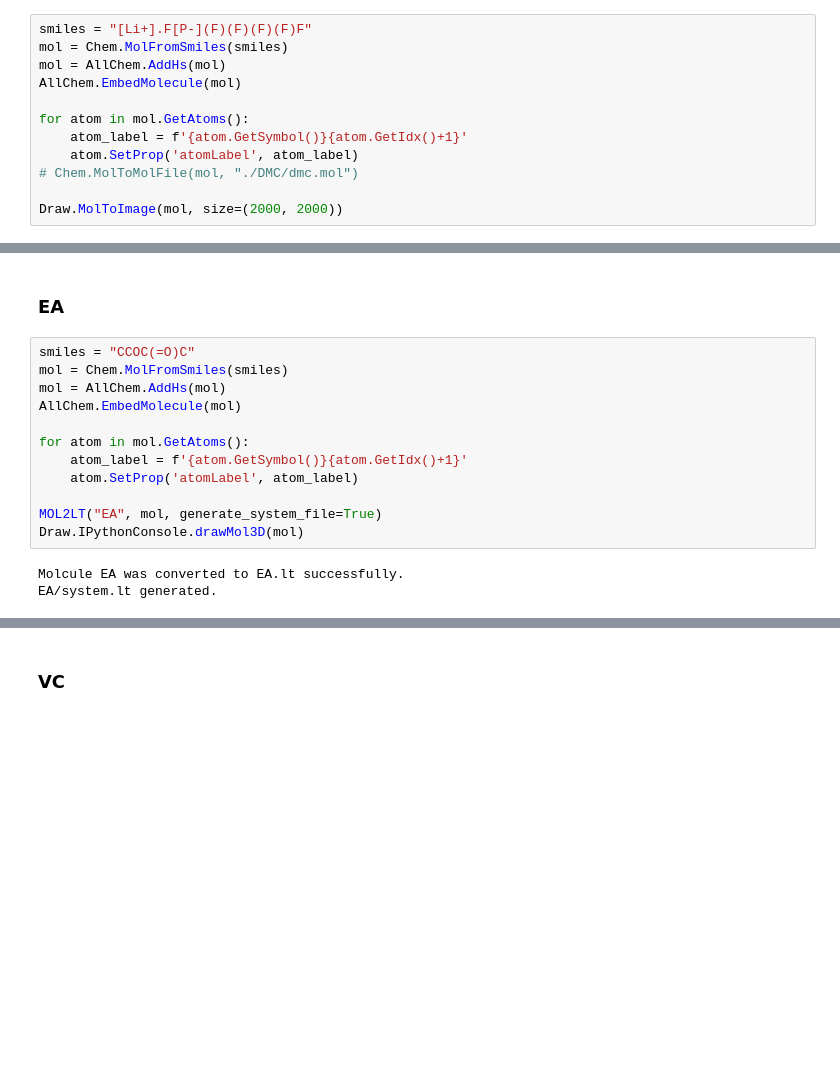
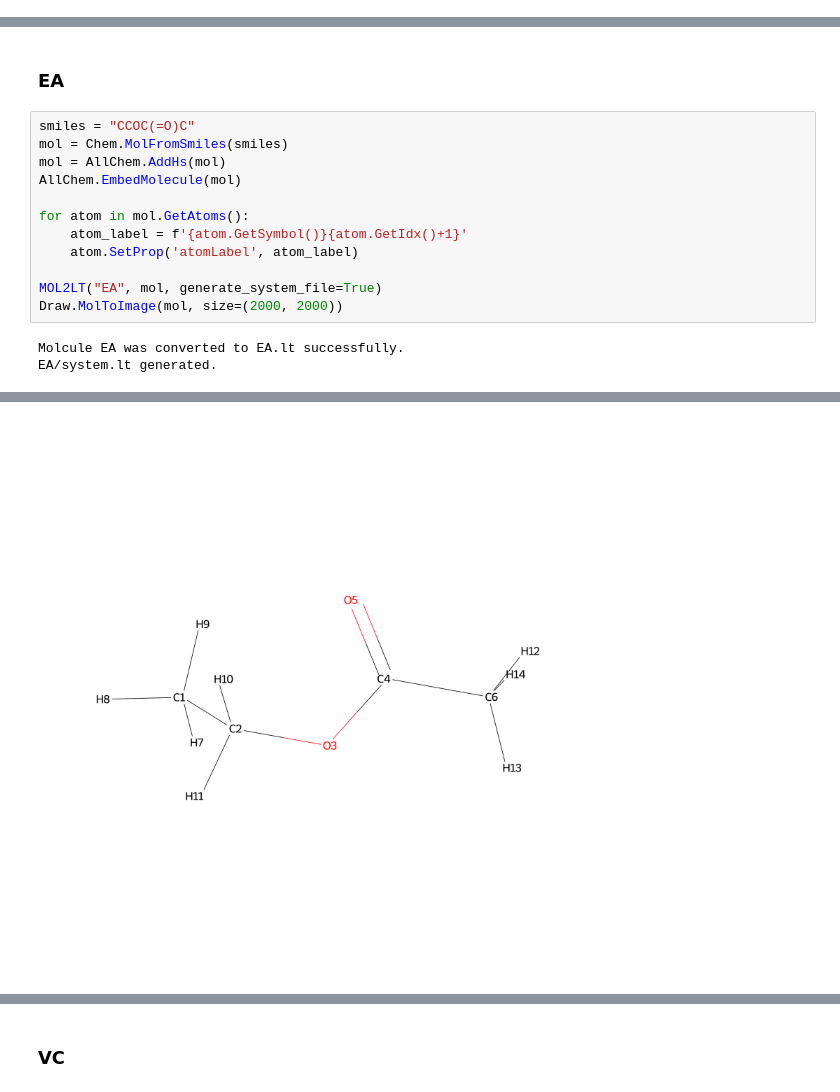
Before and after one commit to Andrewhuang723/ElectrolyteModeling, a Jupyter notebook: Electrolytes/visualized.ipynb, the cells around one changed output, grey strips where cells are left out. Cells and saved outputs as stored; diff of their text form; blank space fills up the shorter version.

```diff
--- a/Electrolytes/visualized.ipynb
+++ b/Electrolytes/visualized.ipynb
@@ -95,12 +95,0 @@ Data file of DMC has converted to molecule.txt
-# %%
-smiles = "[Li+].F[P-](F)(F)(F)(F)F"
-mol = Chem.MolFromSmiles(smiles)
-mol = AllChem.AddHs(mol)
-AllChem.EmbedMolecule(mol)
-
-for atom in mol.GetAtoms():
-    atom_label = f'{atom.GetSymbol()}{atom.GetIdx()+1}'
-    atom.SetProp('atomLabel', atom_label)
-# Chem.MolToMolFile(mol, "./DMC/dmc.mol")
-
-Draw.MolToImage(mol, size=(2000, 2000))
@@ -175,7 +138,7 @@ for atom in mol.GetAtoms():
     atom.SetProp('atomLabel', atom_label)
 
 MOL2LT("EA", mol, generate_system_file=True)
-Draw.IPythonConsole.drawMol3D(mol)
+Draw.MolToImage(mol, size=(2000, 2000))
 # %% [output]
 Molcule EA was converted to EA.lt successfully.
 EA/system.lt generated.
@@ -182,0 +145 @@ EA/system.lt generated.
+[figure, added]
```
Also changed, not shown: parts of 23 cells of this notebook, 48 other files.
